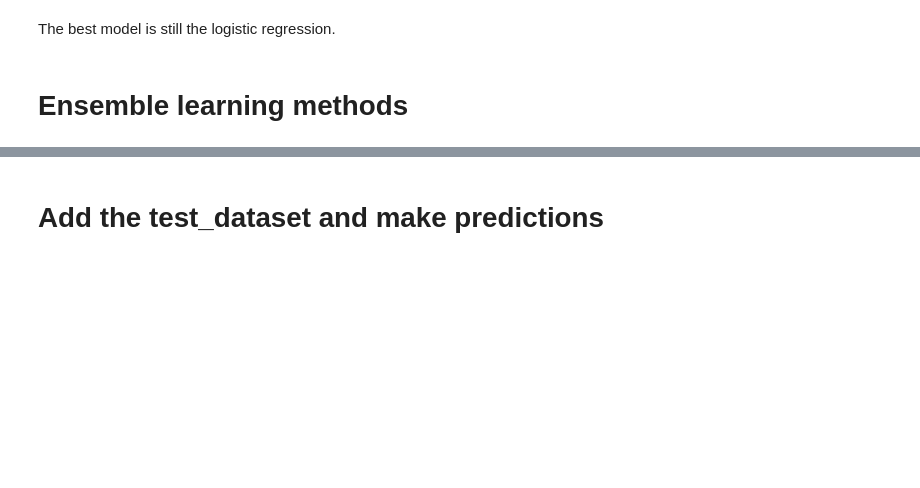
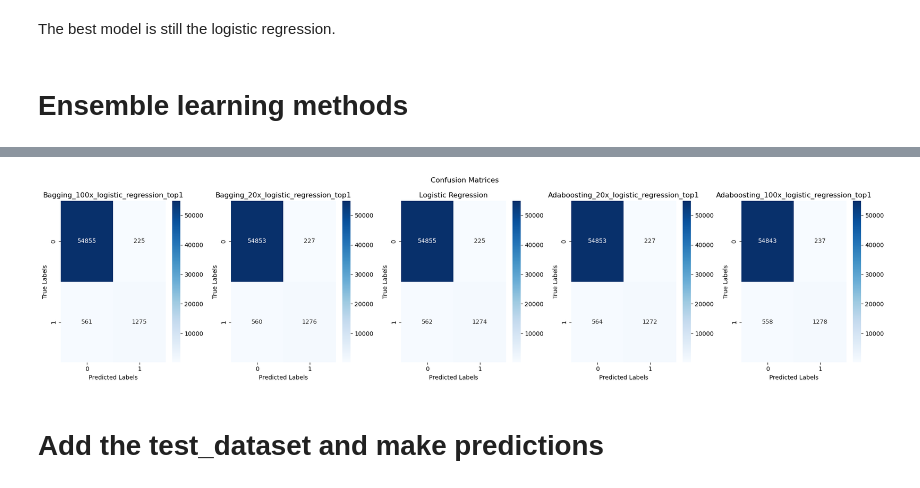
Before and after one commit to elodiesune/Bloc_3_ML, a Jupyter notebook: PROJECT_Conversion/Part_2_Machine_Learning.ipynb, the cells around one changed output, grey strips where cells are left out. Cells and saved outputs as stored; diff of their text form; code cells hidden in the pictures; blank space fills up the shorter version.

```diff
--- a/PROJECT_Conversion/Part_2_Machine_Learning.ipynb
+++ b/PROJECT_Conversion/Part_2_Machine_Learning.ipynb
@@ -476,3 +530,23 @@ print(confusion_matrix(Y_test, Y_test_pred_selected))
+# %%
+plt.figure(figsize=(20, 5))
+
+# Plot Confusion Matrices
+for i, model_result in enumerate(top5_models, 1):
+    model_name = model_result['Model']
+    test_preds = model_result['Test Preds']
+    cm = confusion_matrix(Y_test, test_preds)
+
+    plt.subplot(1, 5, i)
+    sns.heatmap(cm, annot=True, fmt="d", cmap="Blues")
+    plt.xlabel("Predicted Labels")
+    plt.ylabel("True Labels")
+    plt.title(f'{model_name}', fontsize=12)
+
+plt.suptitle("Confusion Matrices")
+plt.tight_layout()
+plt.show()
+# %% [output]
+[figure, added]
 # %% [markdown]
 # Add the test_dataset and make predictions
 # %% [markdown]
```
Also changed, not shown: parts of 13 cells of this notebook, 7 other files.
